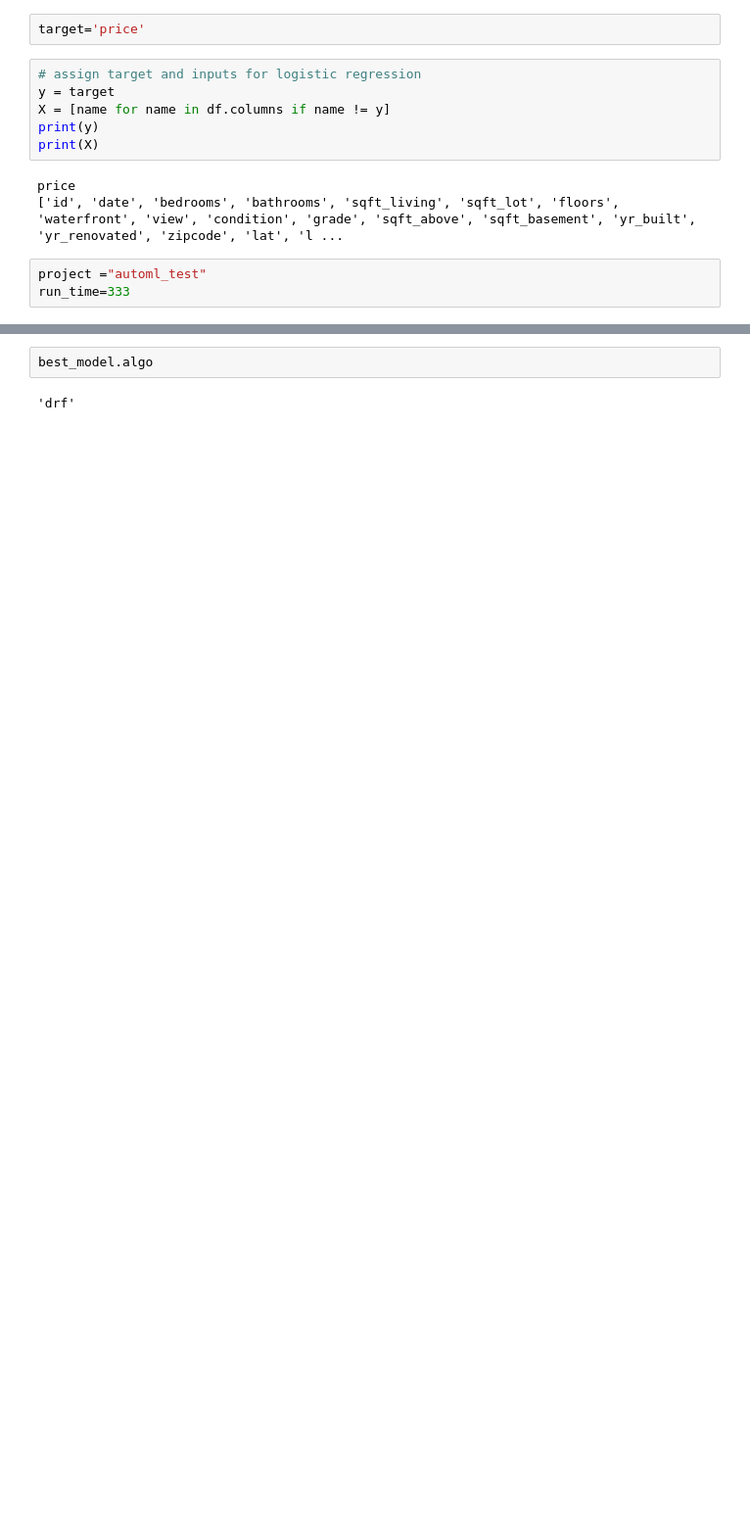
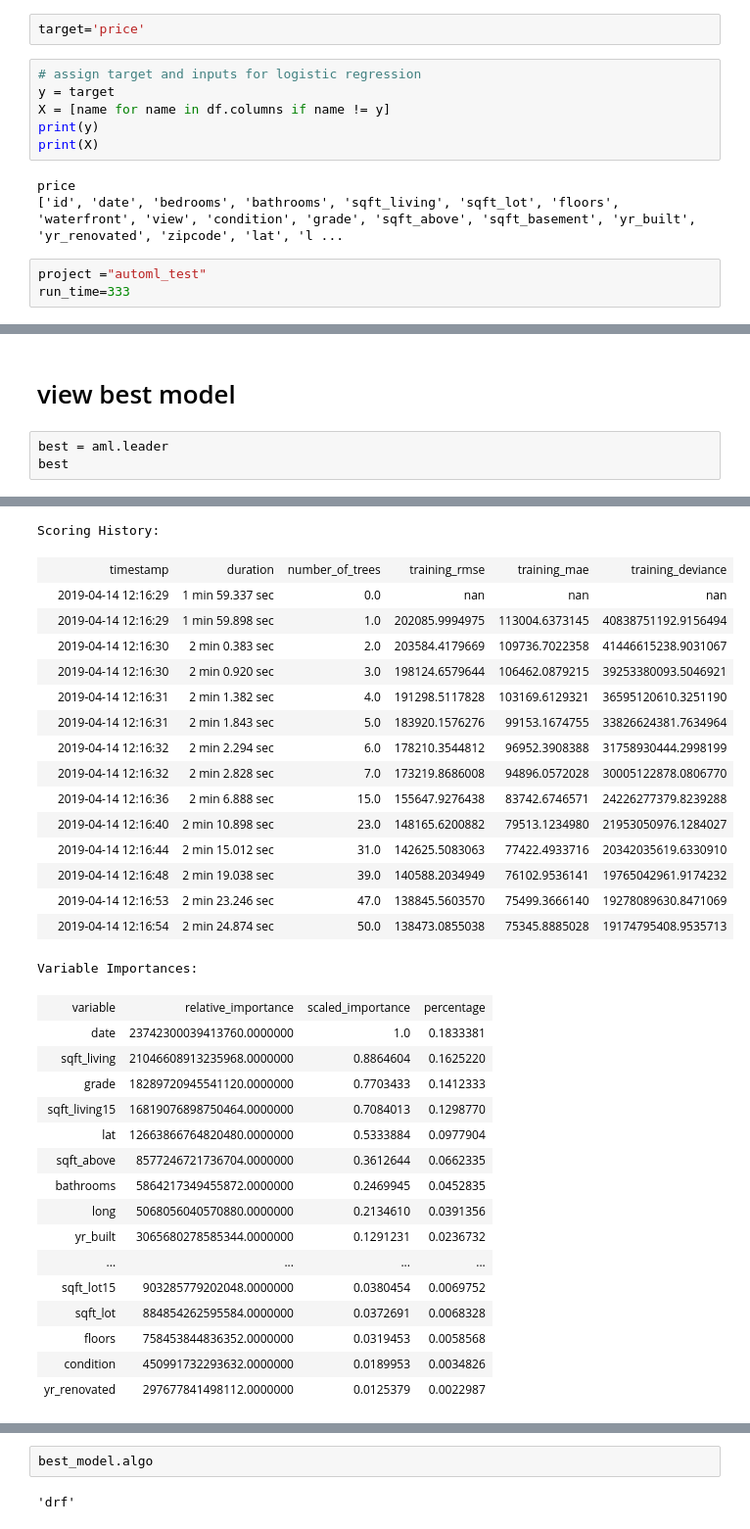
Before and after one commit to INFO6105-Spring19/hyperparameter-db-project-ds10, a Jupyter notebook: ML_Project_Hyperparameters.ipynb, the cells around one changed output, grey strips where cells are left out. Shown at 98% size. Cells and saved outputs as stored; diff of their text form; blank space fills up the shorter version.

```diff
--- a/ML_Project_Hyperparameters.ipynb
+++ b/ML_Project_Hyperparameters.ipynb
@@ -140,0 +236,6 @@ mod_best.params
+# %% [markdown]
+# view best model
+# %%
+best = aml.leader
+best
+# %% [output]
@@ -140,0 +267,33 @@ mod_best.params
+Scoring History:
+|  | timestamp | duration | number_of_trees | training_rmse | training_mae | training_deviance |
+|  | 2019-04-14 12:16:29 | 1 min 59.337 sec | 0.0 | nan | nan | nan |
+|  | 2019-04-14 12:16:29 | 1 min 59.898 sec | 1.0 | 202085.9994975 | 113004.6373145 | 40838751192.9156494 |
+|  | 2019-04-14 12:16:30 | 2 min 0.383 sec | 2.0 | 203584.4179669 | 109736.7022358 | 41446615238.9031067 |
+|  | 2019-04-14 12:16:30 | 2 min 0.920 sec | 3.0 | 198124.6579644 | 106462.0879215 | 39253380093.5046921 |
+|  | 2019-04-14 12:16:31 | 2 min 1.382 sec | 4.0 | 191298.5117828 | 103169.6129321 | 36595120610.3251190 |
+|  | 2019-04-14 12:16:31 | 2 min 1.843 sec | 5.0 | 183920.1576276 | 99153.1674755 | 33826624381.7634964 |
+|  | 2019-04-14 12:16:32 | 2 min 2.294 sec | 6.0 | 178210.3544812 | 96952.3908388 | 31758930444.2998199 |
+|  | 2019-04-14 12:16:32 | 2 min 2.828 sec | 7.0 | 173219.8686008 | 94896.0572028 | 30005122878.0806770 |
+|  | 2019-04-14 12:16:36 | 2 min 6.888 sec | 15.0 | 155647.9276438 | 83742.6746571 | 24226277379.8239288 |
+|  | 2019-04-14 12:16:40 | 2 min 10.898 sec | 23.0 | 148165.6200882 | 79513.1234980 | 21953050976.1284027 |
+|  | 2019-04-14 12:16:44 | 2 min 15.012 sec | 31.0 | 142625.5083063 | 77422.4933716 | 20342035619.6330910 |
+|  | 2019-04-14 12:16:48 | 2 min 19.038 sec | 39.0 | 140588.2034949 | 76102.9536141 | 19765042961.9174232 |
+|  | 2019-04-14 12:16:53 | 2 min 23.246 sec | 47.0 | 138845.5603570 | 75499.3666140 | 19278089630.8471069 |
+|  | 2019-04-14 12:16:54 | 2 min 24.874 sec | 50.0 | 138473.0855038 | 75345.8885028 | 19174795408.9535713 |
+Variable Importances:
+| variable | relative_importance | scaled_importance | percentage |
+| date | 23742300039413760.0000000 | 1.0 | 0.1833381 |
+| sqft_living | 21046608913235968.0000000 | 0.8864604 | 0.1625220 |
+| grade | 18289720945541120.0000000 | 0.7703433 | 0.1412333 |
+| sqft_living15 | 16819076898750464.0000000 | 0.7084013 | 0.1298770 |
+| lat | 12663866764820480.0000000 | 0.5333884 | 0.0977904 |
+| sqft_above | 8577246721736704.0000000 | 0.3612644 | 0.0662335 |
+| bathrooms | 5864217349455872.0000000 | 0.2469945 | 0.0452835 |
+| long | 5068056040570880.0000000 | 0.2134610 | 0.0391356 |
+| yr_built | 3065680278585344.0000000 | 0.1291231 | 0.0236732 |
+| ... | ... | ... | ... |
+| sqft_lot15 | 903285779202048.0000000 | 0.0380454 | 0.0069752 |
+| sqft_lot | 884854262595584.0000000 | 0.0372691 | 0.0068328 |
+| floors | 758453844836352.0000000 | 0.0319453 | 0.0058568 |
+| condition | 450991732293632.0000000 | 0.0189953 | 0.0034826 |
+| yr_renovated | 297677841498112.0000000 | 0.0125379 | 0.0022987 |
```
Also changed, not shown: parts of 39 cells of this notebook, 5 other files.
